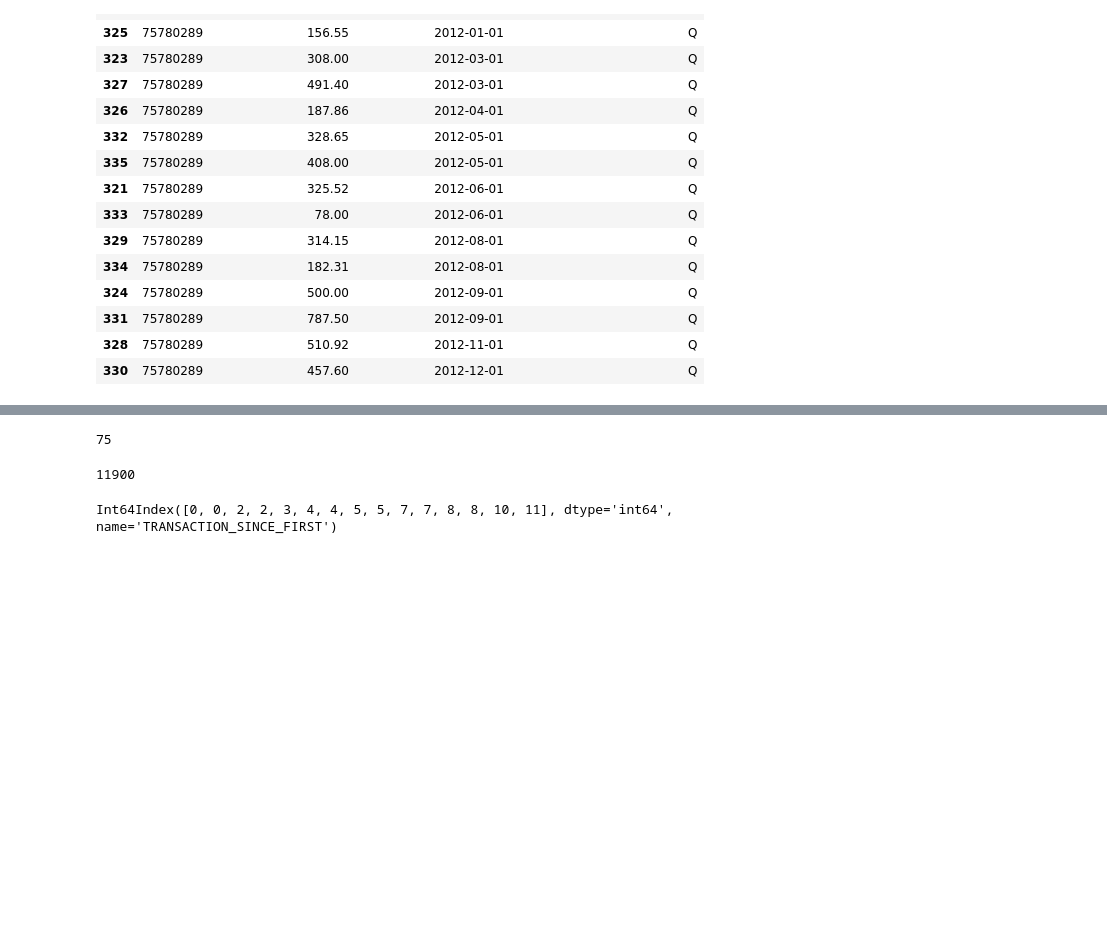
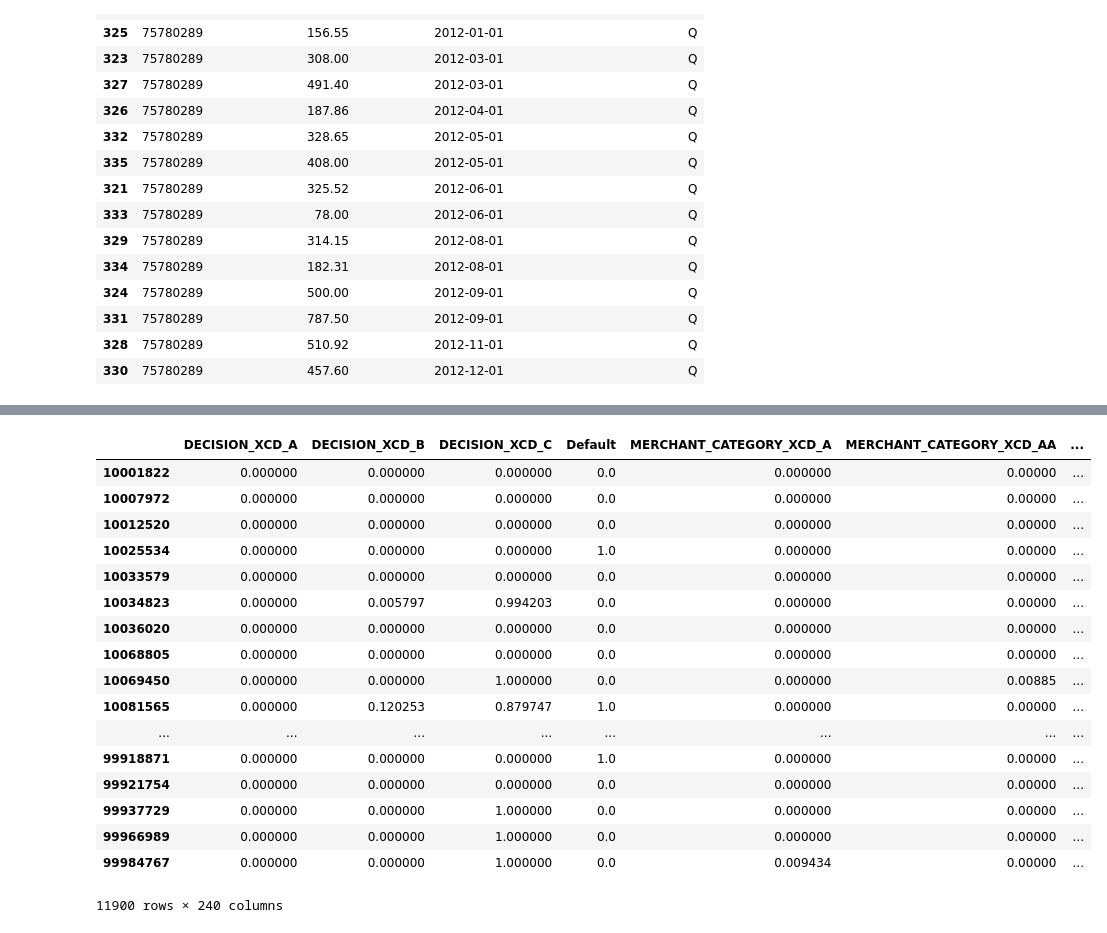
Before and after one commit to larryshamalama/DataCup18, a Jupyter notebook: MERGE_IMPUTATION_FIX.ipynb, the cells around one changed output, grey strips where cells are left out. Cells and saved outputs as stored; diff of their text form; code cells hidden in the pictures; blank space fills up the shorter version.

```diff
--- a/MERGE_IMPUTATION_FIX.ipynb
+++ b/MERGE_IMPUTATION_FIX.ipynb
@@ -204,3 +209,17 @@ def summarize_by_ID_2(dataframe):
 
 
     return output
+# %%
+    transaction_dropped = transactions.drop([#"MERCHANT_CITY_NAME","MERCHANT_CATEGORY_XCD","MERCHANT_COUNTRY_XCD",
+                                             "TRANSACTION_DTTM"],1)
+
+    ## add credit limit minus transaction amount and drop credit limit, transaction amount
+    cred_minus_transaction = transaction_dropped["PRIOR_CREDIT_LIMIT_AMT"].sub(transaction_dropped["TRANSACTION_AMT"])
+    transaction_dropped = transaction_dropped.drop(["PRIOR_CREDIT_LIMIT_AMT", "TRANSACTION_AMT"],1)
+    transaction_dropped['cred_minus_transaction'] = cred_minus_transaction
+
+    # drop cred_minus_transaction and query whether it is positive
+    transaction_dropped["cred_minus_transaction_net_positive"] = transaction_dropped["cred_minus_transaction"].ge(0)
+    transaction_dropped = transaction_dropped.drop(["cred_minus_transaction"],1)
+# %%
+output = summarize_by_ID(transaction_dropped)
@@ -207,6 +247,13 @@ def summarize_by_ID_2(dataframe):
+# %%
+convert = {}
+s = pd.Series()
+for i in output.keys():
+    for k in output[i]:
+        s= {**s,**k}
+    convert[i] = pd.Series(s)
+final = pd.DataFrame.from_dict(convert, orient='index')
 # %%
 def feature_engineering(performance,paiements,transactions,test):
-    performance["PERIODID_MY"]= pd.to_datetime(performance["PERIODID_MY"]).dt.year
     #Get rid of BS features
     transaction_dropped = transactions.drop([#"MERCHANT_CITY_NAME","MERCHANT_CATEGORY_XCD","MERCHANT_COUNTRY_XCD",
                                              "TRANSACTION_DTTM"],1)
@@ -221,7 +268,6 @@ def feature_engineering(performance,paiements,transactions,test):
     transaction_dropped = transaction_dropped.drop(["cred_minus_transaction"],1)
 
 
-    #
 
 
     ##Create cleaned dataframe for transaction
@@ -236,9 +282,9 @@ def feature_engineering(performance,paiements,transactions,test):
 
     #create cleaned dataframe for payments
 
-    paiements_drop = paiements.drop(["TRANSACTION_DTTM"],1)
+    #paiements_drop = paiements.drop(["TRANSACTION_DTTM"],1)
 
-    output2 = summarize_by_ID_2(paiements_drop)
+    output2 = summarize_by_ID_2(paiements)
     convert2 = {}
     s2 = pd.Series()
     for i in output2.keys():
@@ -252,9 +298,12 @@ def feature_engineering(performance,paiements,transactions,test):
     del temp.index.name
 
     combined = final2.combine_first(final.combine_first(temp))
-    if (not test):
-        combined_drop_features = combined[["cred_minus_transaction_net_positiveTrue","Default", "PAYMENT_REVERSAL_XFLG_key_Q"]]
-    else:
-        combined_drop_features = combined[["cred_minus_transaction_net_positiveTrue", "PAYMENT_REVERSAL_XFLG_key_Q"]]
 
-    return combined_drop_features
+    #possible imputation?
+    combined.dropna(subset=["TRANSACTION_AMT_MONTH_0"]).fillna(0)
+    #if (not test):
+    #    combined_drop_features = combined[["cred_minus_transaction_net_positiveTrue","Default", "PAYMENT_REVERSAL_XFLG_key_Q"]]
+    #else:
+    #    combined_drop_features = combined[["cred_minus_transaction_net_positiveTrue", "PAYMENT_REVERSAL_XFLG_key_Q"]]
+
+    return combined
@@ -279,12 +332,0 @@ dataset_train_x_imp = imputing(dataset_train_x,dataset_train_x)
-# %%
-len(payments[payments["TRANSACTION_DTTM"].isna()])
-# %% [output]
-75
-# %%
-len(set(payments["ID_CPTE"]))
-# %% [output]
-11900
-# %%
-a.index
-# %% [output]
-Int64Index([0, 0, 2, 2, 3, 4, 4, 5, 5, 7, 7, 8, 8, 10, 11], dtype='int64', name='TRANSACTION_SINCE_FIRST')
@@ -290,0 +361,21 @@ Int64Index([0, 0, 2, 2, 3, 4, 4, 5, 5, 7, 7, 8, 8, 10, 11], dtype='int64', name=
+# %%
+dataset_train.fillna(0)
+# %% [output]
+|  | DECISION_XCD_A | DECISION_XCD_B | DECISION_XCD_C | Default | MERCHANT_CATEGORY_XCD_A | MERCHANT_CATEGORY_XCD_AA | ... |
+| 10001822 | 0.000000 | 0.000000 | 0.000000 | 0.0 | 0.000000 | 0.00000 | ... |
+| 10007972 | 0.000000 | 0.000000 | 0.000000 | 0.0 | 0.000000 | 0.00000 | ... |
+| 10012520 | 0.000000 | 0.000000 | 0.000000 | 0.0 | 0.000000 | 0.00000 | ... |
+| 10025534 | 0.000000 | 0.000000 | 0.000000 | 1.0 | 0.000000 | 0.00000 | ... |
+| 10033579 | 0.000000 | 0.000000 | 0.000000 | 0.0 | 0.000000 | 0.00000 | ... |
+| 10034823 | 0.000000 | 0.005797 | 0.994203 | 0.0 | 0.000000 | 0.00000 | ... |
+| 10036020 | 0.000000 | 0.000000 | 0.000000 | 0.0 | 0.000000 | 0.00000 | ... |
+| 10068805 | 0.000000 | 0.000000 | 0.000000 | 0.0 | 0.000000 | 0.00000 | ... |
+| 10069450 | 0.000000 | 0.000000 | 1.000000 | 0.0 | 0.000000 | 0.00885 | ... |
+| 10081565 | 0.000000 | 0.120253 | 0.879747 | 1.0 | 0.000000 | 0.00000 | ... |
+| ... | ... | ... | ... | ... | ... | ... | ... |
+| 99918871 | 0.000000 | 0.000000 | 0.000000 | 1.0 | 0.000000 | 0.00000 | ... |
+| 99921754 | 0.000000 | 0.000000 | 0.000000 | 0.0 | 0.000000 | 0.00000 | ... |
+| 99937729 | 0.000000 | 0.000000 | 1.000000 | 0.0 | 0.000000 | 0.00000 | ... |
+| 99966989 | 0.000000 | 0.000000 | 1.000000 | 0.0 | 0.000000 | 0.00000 | ... |
+| 99984767 | 0.000000 | 0.000000 | 1.000000 | 0.0 | 0.009434 | 0.00000 | ... |
+11900 rows × 240 columns
```
Also changed, not shown: parts of 8 cells of this notebook, 1 other file.
